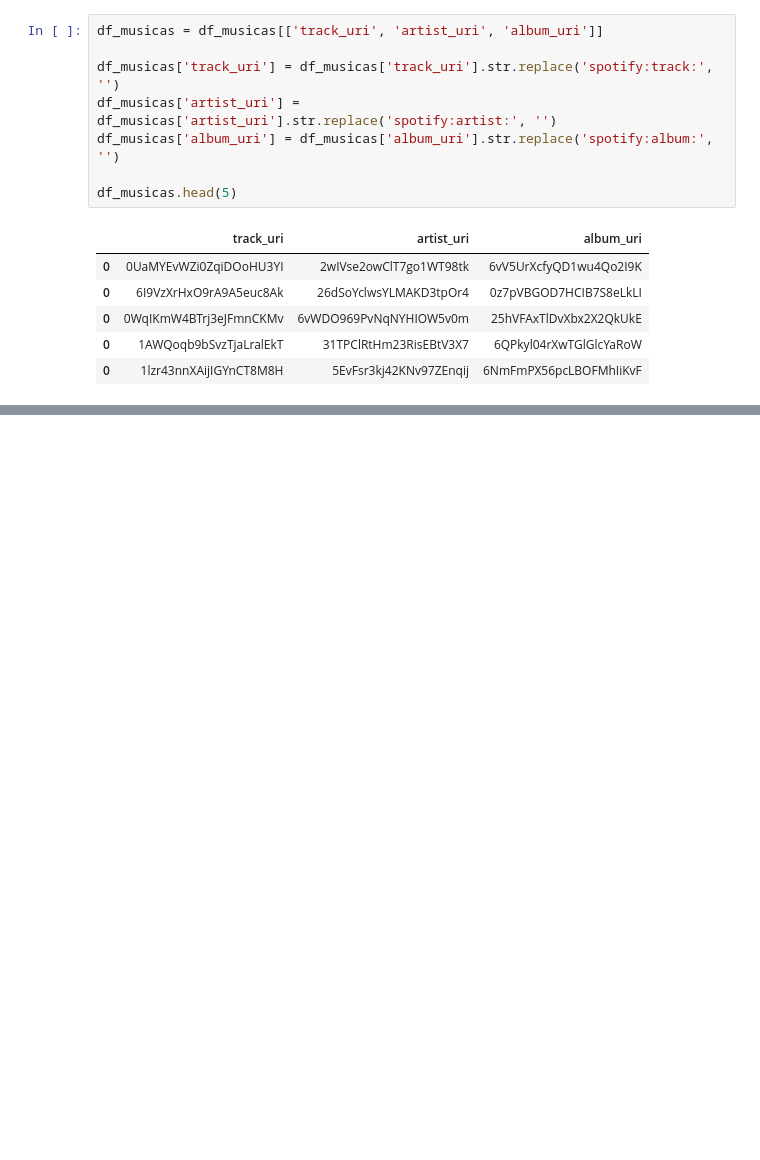
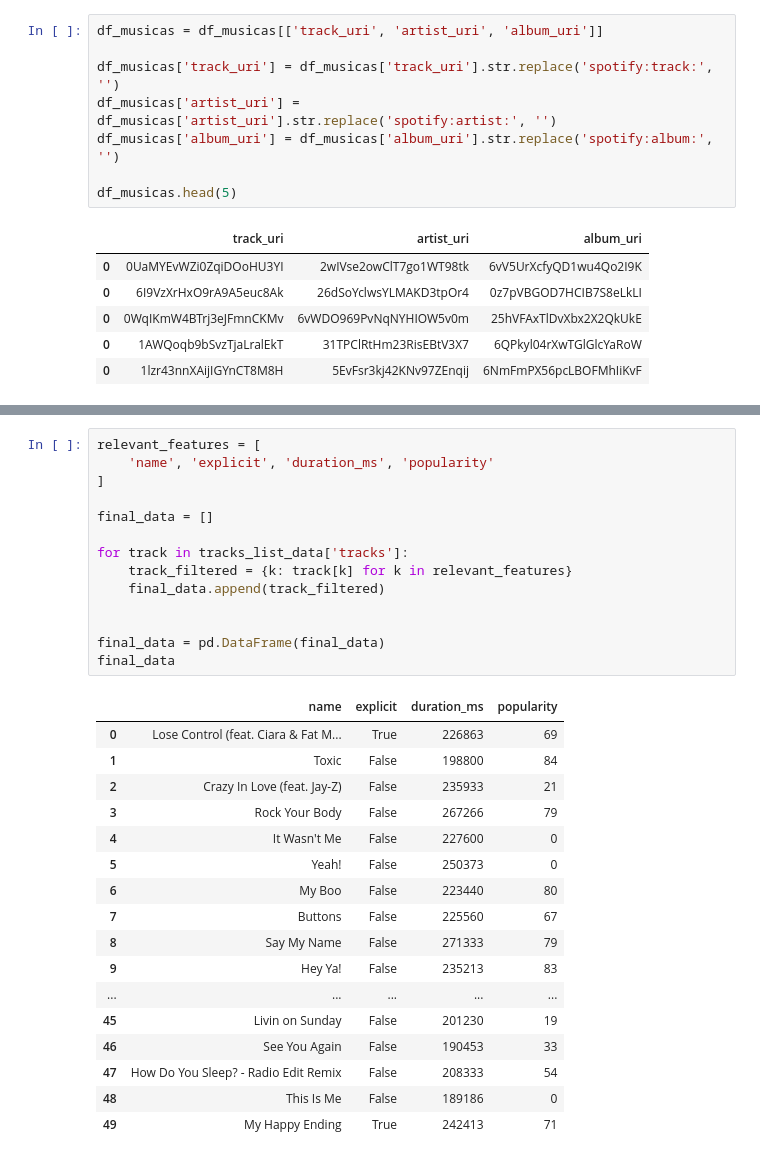
Before and after one commit to Ciencia-de-Dados-IMT-2023/Projeto-Spotify-2023.1, a Jupyter notebook: notebooks/01_Extração.ipynb, the cells around one changed output, grey strips where cells are left out. Saved outputs shown, nothing was run; the diff lists cells and outputs as text; blank space fills up the shorter version.

```diff
--- a/notebooks/01_Extração.ipynb
+++ b/notebooks/01_Extração.ipynb
@@ -243,0 +260,32 @@ get_music_features('0UaMYEvWZi0ZqiDOoHU3YI')
+# %%
+relevant_features = [
+    'name', 'explicit', 'duration_ms', 'popularity'
+]
+
+final_data = []
+
+for track in tracks_list_data['tracks']:
+    track_filtered = {k: track[k] for k in relevant_features}
+    final_data.append(track_filtered)
+
+
+final_data = pd.DataFrame(final_data)
+final_data
+# %% [output]
+|  | name | explicit | duration_ms | popularity |
+| 0 | Lose Control (feat. Ciara & Fat M... | True | 226863 | 69 |
+| 1 | Toxic | False | 198800 | 84 |
+| 2 | Crazy In Love (feat. Jay-Z) | False | 235933 | 21 |
+| 3 | Rock Your Body | False | 267266 | 79 |
+| 4 | It Wasn't Me | False | 227600 | 0 |
+| 5 | Yeah! | False | 250373 | 0 |
+| 6 | My Boo | False | 223440 | 80 |
+| 7 | Buttons | False | 225560 | 67 |
+| 8 | Say My Name | False | 271333 | 79 |
+| 9 | Hey Ya! | False | 235213 | 83 |
+| ... | ... | ... | ... | ... |
+| 45 | Livin on Sunday | False | 201230 | 19 |
+| 46 | See You Again | False | 190453 | 33 |
+| 47 | How Do You Sleep? - Radio Edit Remix | False | 208333 | 54 |
+| 48 | This Is Me | False | 189186 | 0 |
+| 49 | My Happy Ending | True | 242413 | 71 |
```
Also changed, not shown: parts of 21 cells of this notebook.
